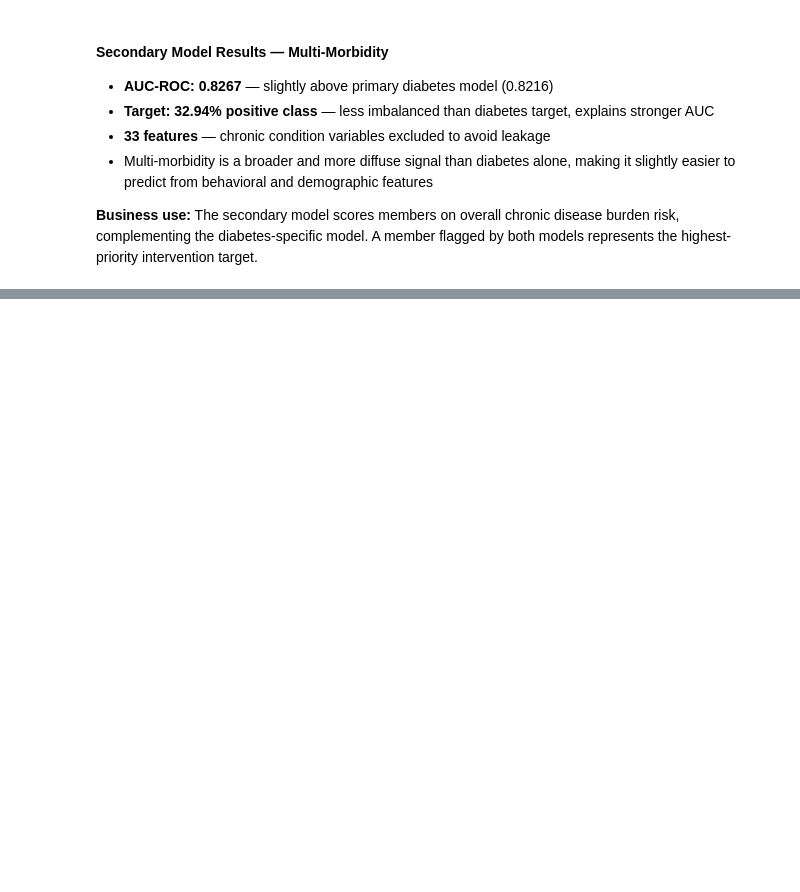
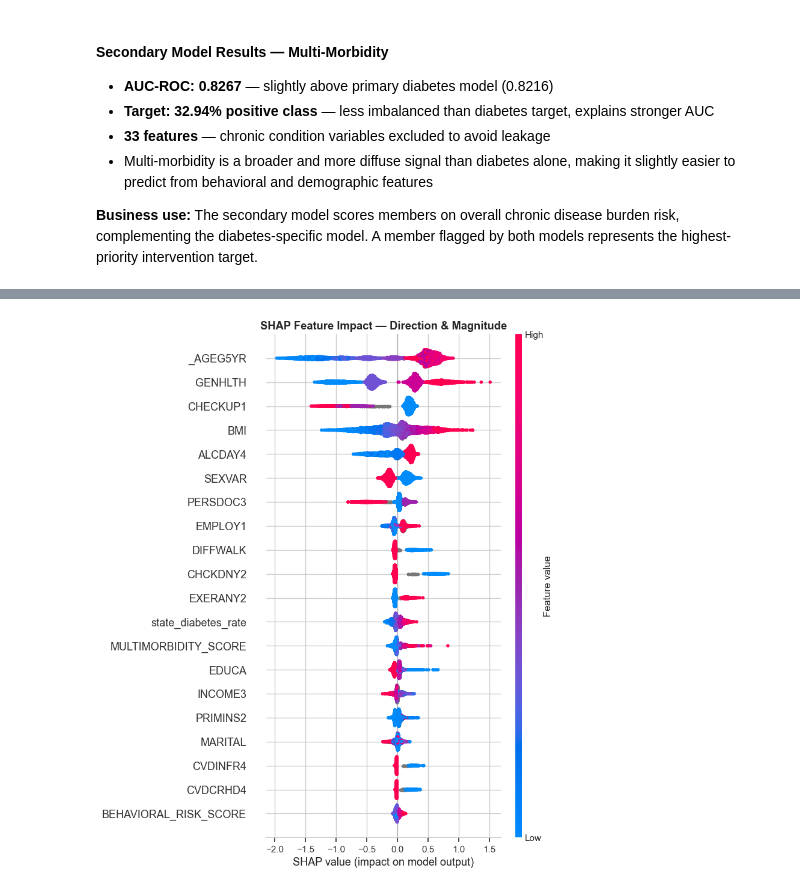
Before and after one commit to ArvindB75/silent-risk-chronic-disease, a Jupyter notebook: notebooks/silent_risk_brfss_2024.ipynb, the cells around one changed output, grey strips where cells are left out. Saved outputs shown, nothing was run; the diff lists cells and outputs as text; code cells hidden in the pictures; blank space fills up the shorter version.

```diff
--- a/notebooks/silent_risk_brfss_2024.ipynb
+++ b/notebooks/silent_risk_brfss_2024.ipynb
@@ -2540,0 +2580,16 @@ AUC-ROC primary model   (diabetes)        : 0.8216
+# %%
+# --- SHAP Beeswarm plot ---
+
+plt.figure(figsize=(10, 8))
+shap.summary_plot(
+    shap_values, X_sample,
+    max_display=20,
+    show=False
+)
+plt.title('SHAP Feature Impact — Direction & Magnitude', fontweight='bold')
+plt.tight_layout()
+plt.savefig('/Users/arvind.b/Documents/silent-risk-chronic-disease/reports/figures/shap_beeswarm.png',
+            dpi=150, facecolor='white', bbox_inches='tight')
+plt.show()
+# %% [output]
+[figure, added]
```
Also changed, not shown: parts of 20 cells of this notebook.
